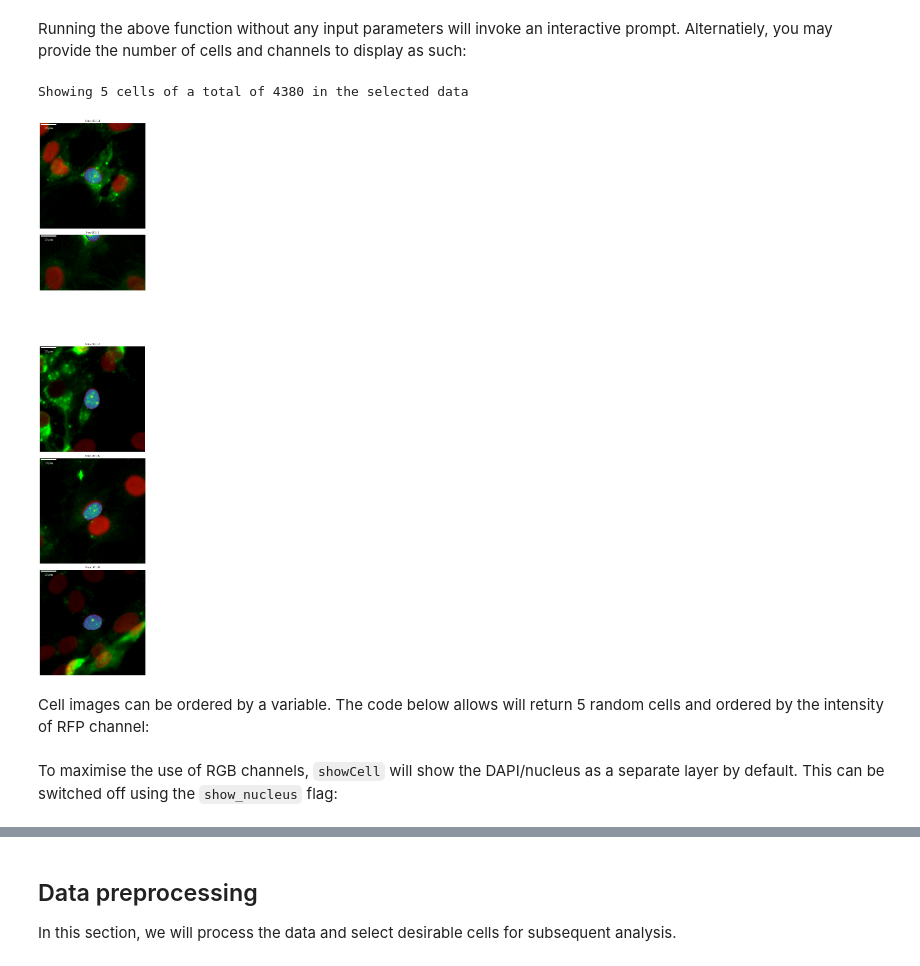
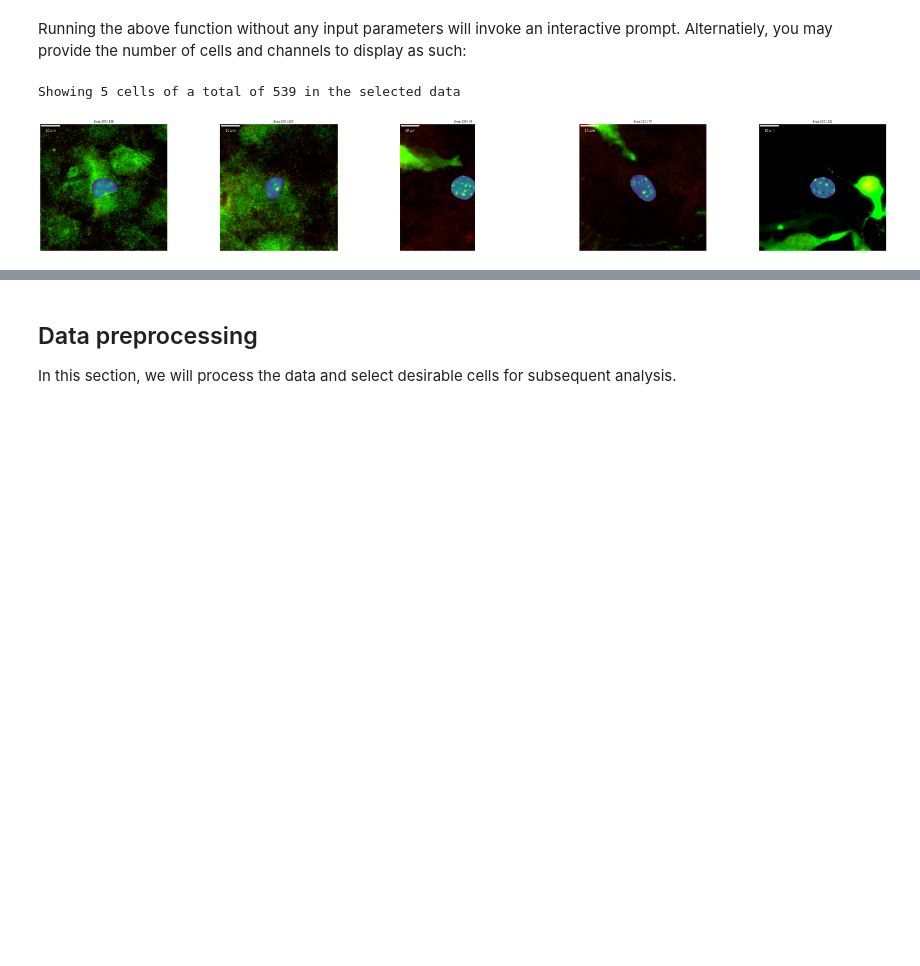
Before and after one commit to f-hamidlab/nuclearpy, a Jupyter notebook: docs/ng_analysis_2.ipynb, the cells around one changed output, grey strips where cells are left out. Saved outputs shown, nothing was run; the diff lists cells and outputs as text; code cells hidden in the pictures; blank space fills up the shorter version.

```diff
--- a/docs/ng_analysis_2.ipynb
+++ b/docs/ng_analysis_2.ipynb
@@ -17,7 +17,7 @@ from ngtools.analyzer import Analyzor
 
 We provide an Analyzor object class that facilitates storage of nuclei segmented data and its downstream processing. To construct this object, we can easily pass the path to Segmentador output directory to `Analyzor` class function:
 # %%
-path_to_experiments = "/Users/m./Desktop/Somya/Day14_INs"
+path_to_experiments = "../data/sample_output"
 obj = Analyzor(path_to_experiments)
 # %% [markdown]
 ### Preview data
@@ -80,9 +74,7 @@ IndexError: index 4 is out of bounds for axis 0 with size 4
 # %% [markdown]
 Running the above function without any input parameters will invoke an interactive prompt. Alternatiely, you may provide the number of cells and channels to display as such:
 # %%
-obj.showCells(n=5, ch2show = {'red': "rfp", 'green': "beta3"})
+obj.showCells(n=5, ch2show = {'red': "rfp", 'green': "beta3"}, order_by=None)
 # %% [output]
-Showing 5 cells of a total of 4380 in the selected data
+Showing 5 cells of a total of 539 in the selected data
-[figure, old version]
+[figure, new version]
-# %% [markdown]
-Cell images can be ordered by a variable. The code below allows will return 5 random cells and ordered by the intensity of RFP channel:
@@ -91,2 +80,0 @@ obj.showCells(n=5, ch2show = {'red': "rfp", 'green': "beta3"}, order_by="avg_int
-# %% [markdown]
-To maximise the use of RGB channels, `showCell` will show the DAPI/nucleus as a separate layer by default. This can be switched off using the `show_nucleus` flag:
```
Also changed, not shown: parts of 16 cells of this notebook.
